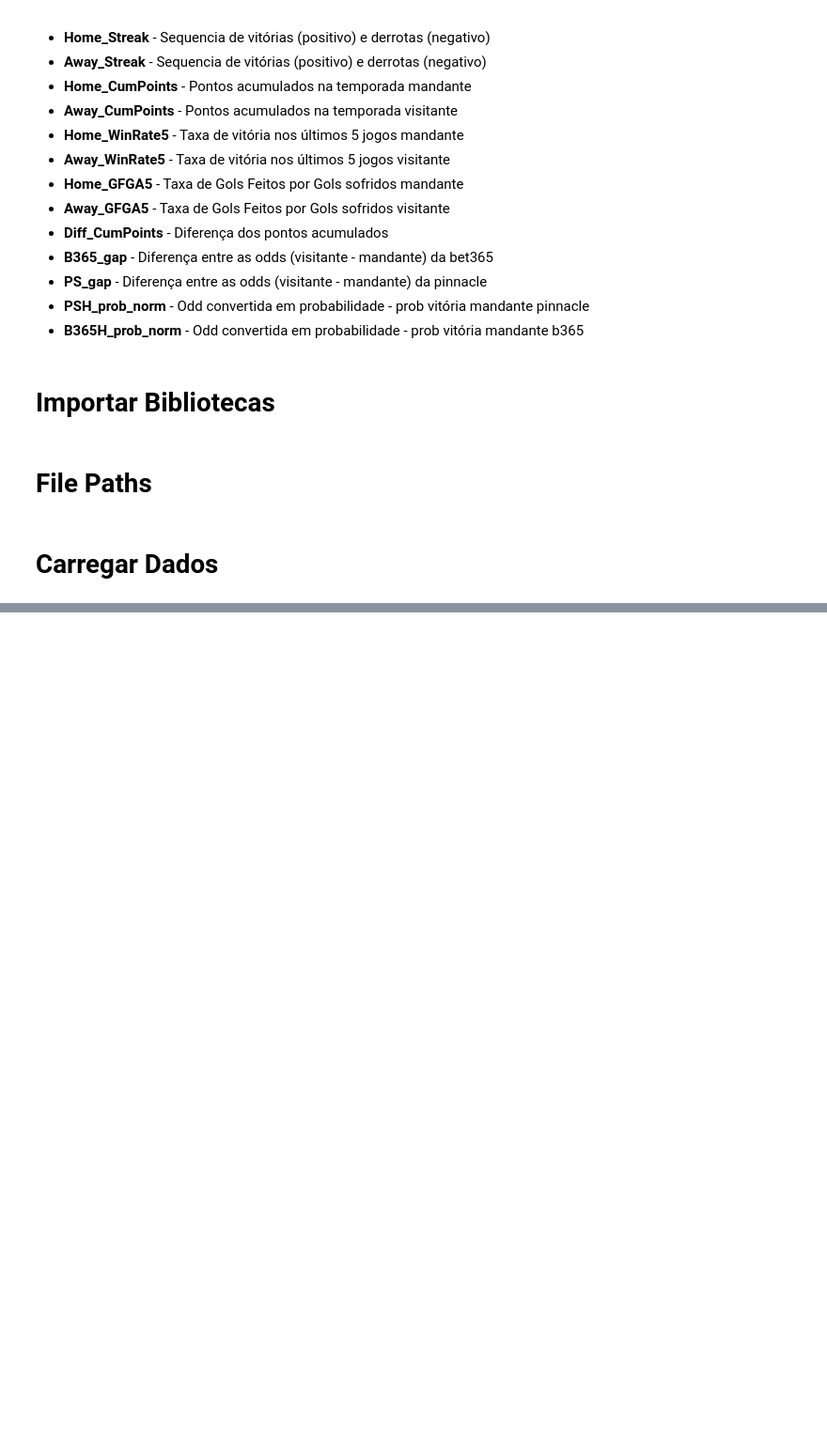
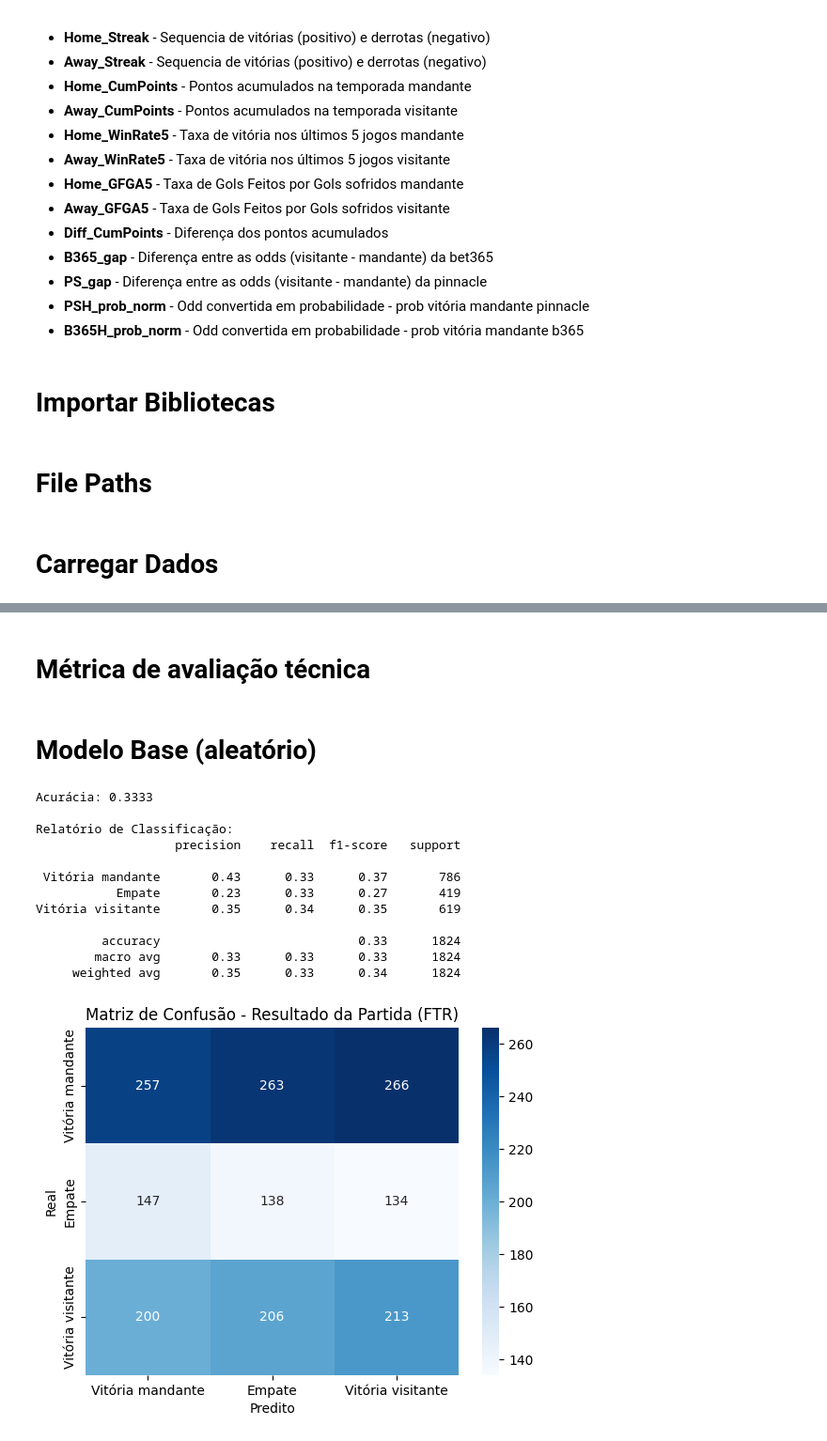
Before and after one commit to jparaldi/DataAnalysisICD, a Jupyter notebook: modelo_classificação/01_modelo_classificacao.ipynb, the cells around one changed output, grey strips where cells are left out. Shown: that part at 94% size. Saved outputs shown, nothing was run; the diff lists cells and outputs as text; code cells hidden in the pictures; blank space fills up the shorter version.

```diff
--- a/modelo_classificação/01_modelo_classificacao.ipynb
+++ b/modelo_classificação/01_modelo_classificacao.ipynb
@@ -155,0 +177,4 @@ Index(['Div', 'Season', 'Date', 'Time', 'MatchID', 'HomeTeam',
+# %%
+df_raw['Diff_CumPoints'] = df_raw['Home_CumPoints'] - df_raw['Away_CumPoints']
+# %%
+df_selected = df_raw[selected_features]
@@ -155,0 +183,21 @@ Index(['Div', 'Season', 'Date', 'Time', 'MatchID', 'HomeTeam',
+# %%
+# Agrupar dados aleatoriamente
+# A variavel porcent_test define quantos porcento dos dados são para teste
+# Nesse caso, 20% dos dados são para teste e 80% para treinamento.
+porcent_test = 0.2
+# Usamos random_state=42 para garantir reprodutibilidade
+df_test = df_selected.sample(frac=porcent_test, random_state=42)
+mask = df_selected.apply(tuple, 1).isin(df_test.apply(tuple, 1))
+
+# Remove essas linhas do DataFrame original
+df = df_selected[~mask].reset_index(drop=True)
+
+# Calculando a porcentagem dos dados para cada conjunto
+porcentagem_treinamento = (len(df) / len(df_selected)) * 100
+porcentagem_teste = (len(df_test) / len(df_selected)) * 100
+
+print(f"Dataset Original: {df_selected.shape}")
+print(f"Dataset de Treinamento: {df.shape} ({porcentagem_treinamento:.2f}%)")
+print(f"Dataset Final de Teste: {df_test.shape} ({porcentagem_teste:.2f}%)")
+print(f"\n\nNúmero de amostras por classe:")
+df['FTR'].value_counts()
@@ -155,0 +216,2 @@ Index(['Div', 'Season', 'Date', 'Time', 'MatchID', 'HomeTeam',
+# %% [markdown]
+# Métrica de avaliação técnica
@@ -155,0 +261,33 @@ Index(['Div', 'Season', 'Date', 'Time', 'MatchID', 'HomeTeam',
+# %% [markdown]
+# Modelo Base (aleatório)
+# %%
+# Preparando os dados
+# Seleciona as características e o alvo
+X = df.drop(['FTR'], axis=1) # tudo menos o alvo
+y = df['FTR']
+
+# Define a lista de elementos
+elements = y.unique()
+
+# Define o tamanho do vetor aleatório
+vector_length = len(y)  # Altera para o tamanho desejado
+
+# Gera o vetor aleatório
+y_pred_baseline = np.random.choice(elements, size=vector_length)
+
+# Avalia e salva a acurácia do modelo aleatório
+acc_aleatorio = evaluate_classification(y, y_pred_baseline)
+# %% [output]
+Acurácia: 0.3333
+
+Relatório de Classificação:
+                   precision    recall  f1-score   support
+
+ Vitória mandante       0.43      0.33      0.37       786
+           Empate       0.23      0.33      0.27       419
+Vitória visitante       0.35      0.34      0.35       619
+
+         accuracy                           0.33      1824
+        macro avg       0.33      0.33      0.33      1824
+     weighted avg       0.35      0.33      0.34      1824
+[figure, added]
```
Also changed, not shown: parts of 31 cells of this notebook.
